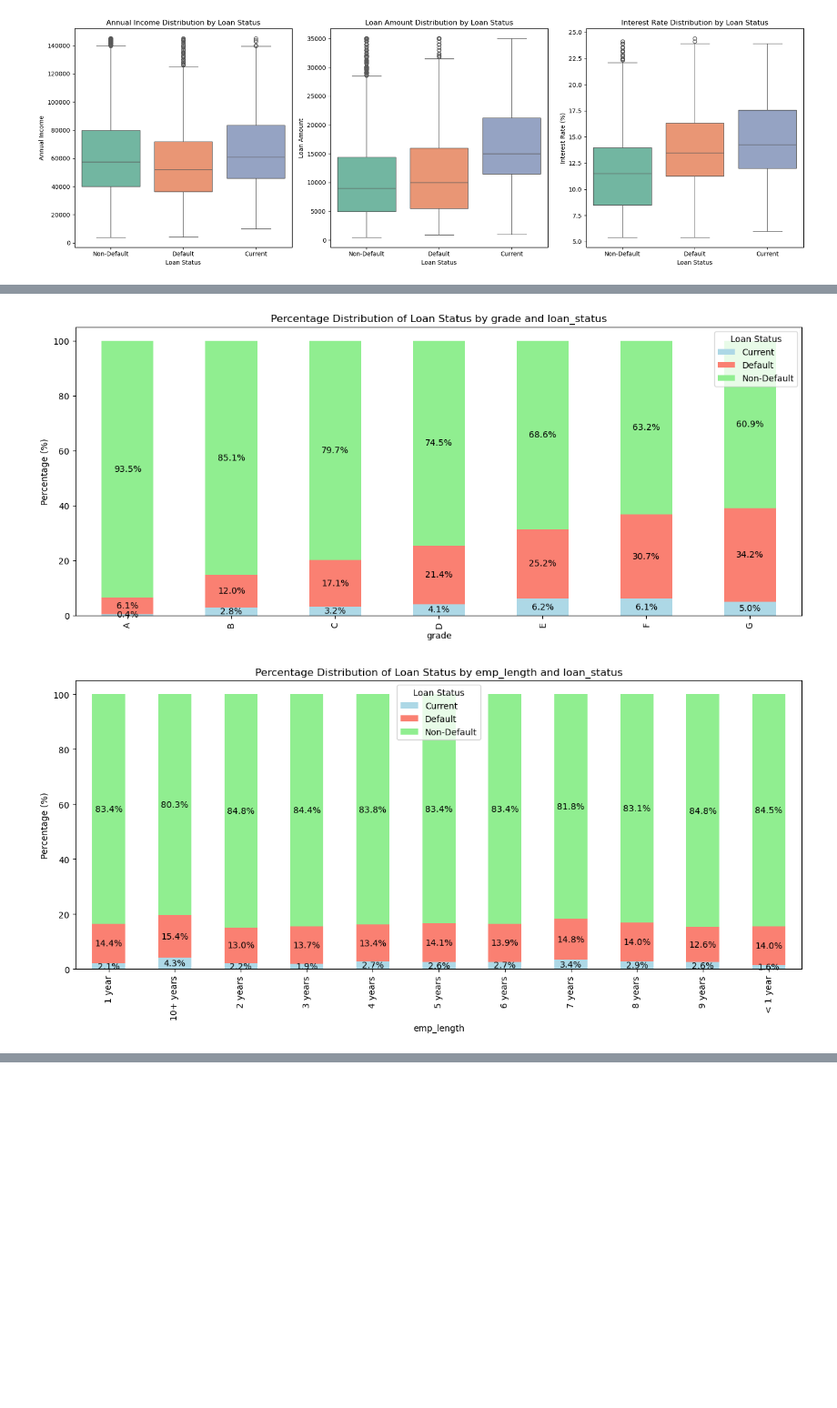
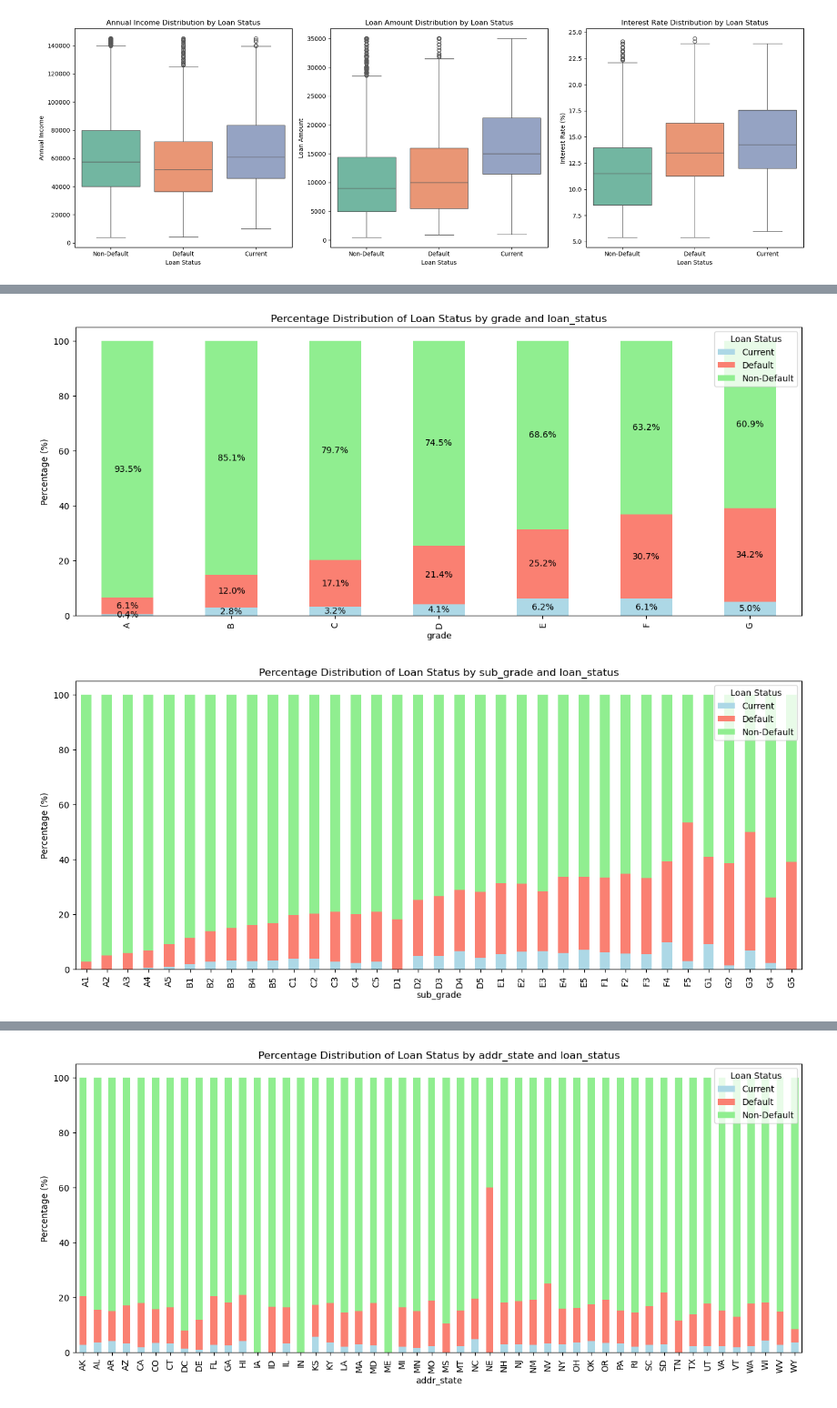
Before and after one commit to pradeephm31/LendingClubCaseStudy, a Jupyter notebook: PradeepHarryMichael.ipynb, the cells around one changed output, grey strips where cells are left out. Shown at 91% size. Drawn from its saved outputs; the diff is of its cells as text; code cells hidden in the pictures; blank space fills up the shorter version.

```diff
--- a/LendingClub.ipynb
+++ b/PradeepHarryMichael.ipynb
@@ -227,7 +227,7 @@ def plot_loan_status_percentage(df, column1, column2):
     plt.legend(title='Loan Status')
 
      # Annotate the bars with percentage values
-    if column1 != 'addr_state':
+    if column1 != 'addr_state' and column1 != 'sub_grade':
      for p in ax.patches:
         height = p.get_height()
         width = p.get_width()
@@ -241,16 +241,20 @@ def plot_loan_status_percentage(df, column1, column2):
     plt.show()
 # %%
 # Call the Reusable method to analyzie the percentage distribution for different categorical variables
+df[['issue_month', 'issue_year']] = df['issue_d'].str.split('-', expand=True)
 plot_loan_status_percentage(df, 'term', 'loan_status')
 plot_loan_status_percentage(df, 'grade', 'loan_status')
+plot_loan_status_percentage(df, 'sub_grade', 'loan_status')
+plot_loan_status_percentage(df, 'issue_month', 'loan_status')
+plot_loan_status_percentage(df, 'issue_year', 'loan_status')
 plot_loan_status_percentage(df, 'emp_length', 'loan_status')
 plot_loan_status_percentage(df, 'home_ownership', 'loan_status')
 plot_loan_status_percentage(df, 'verification_status', 'loan_status')
 plot_loan_status_percentage(df, 'purpose', 'loan_status')
 plot_loan_status_percentage(df, 'addr_state', 'loan_status')
 plot_loan_status_percentage(df, 'pub_rec', 'loan_status')
 plot_loan_status_percentage(df, 'pub_rec_bankruptcies', 'loan_status')
 # %% [output]
 [figure]
 [figure]
-[figure, old version]
+[figure, new version]
@@ -262,0 +267 @@ plot_loan_status_percentage(df, 'pub_rec_bankruptcies', 'loan_status')
+[figure, added]
```
Also changed, not shown: parts of 2 cells of this notebook, 3 other files.
